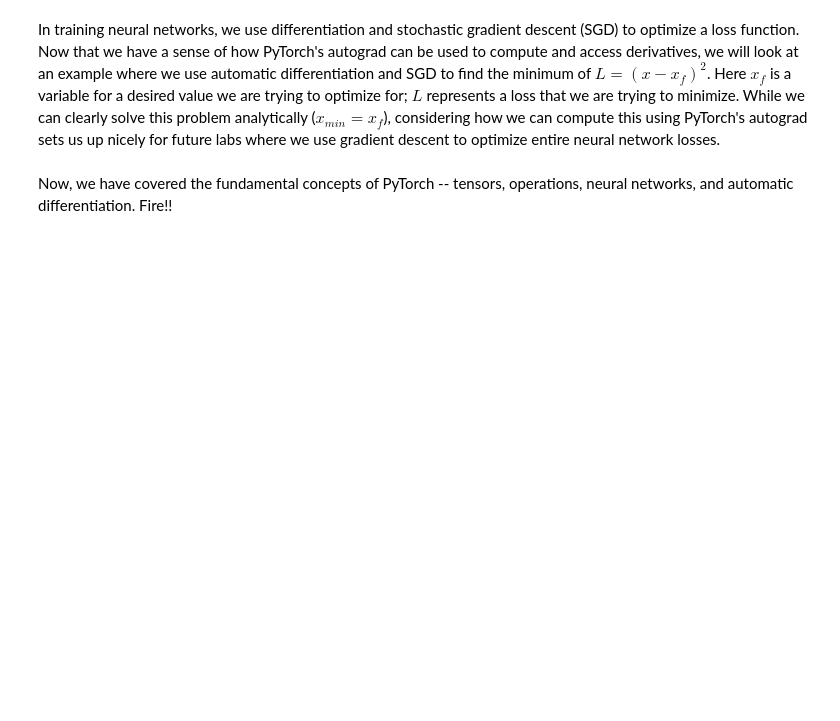
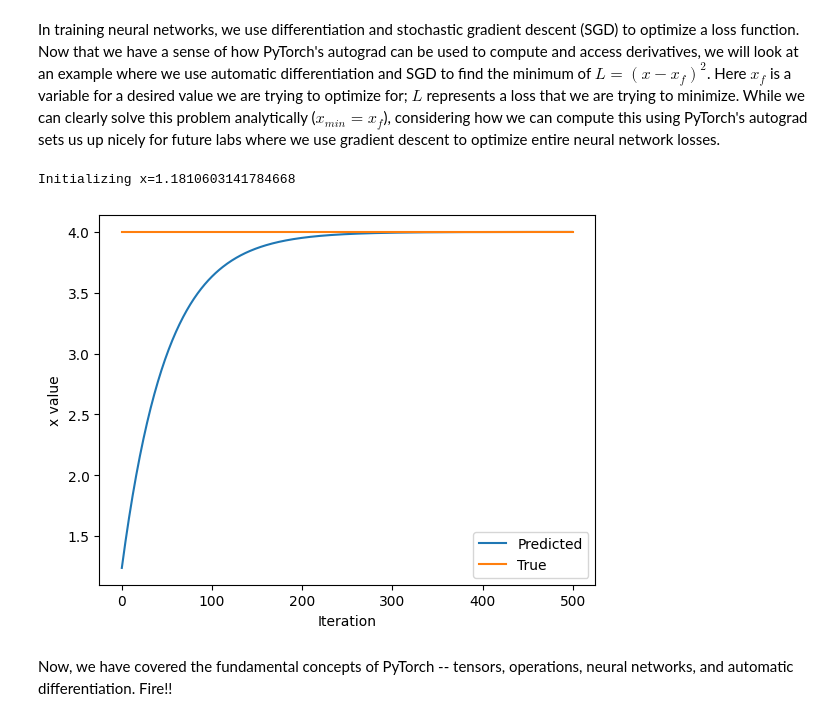
Before and after one commit to aurora-nat/machine-vision-course, a Jupyter notebook: labs/lab1/PT_Part1_Intro.ipynb, the cells around one changed output. Cells and saved outputs as stored; diff of their text form; code cells hidden in the pictures; blank space fills up the shorter version.

```diff
--- a/labs/lab1/PT_Part1_Intro.ipynb
+++ b/labs/lab1/PT_Part1_Intro.ipynb
@@ -332,33 +345,36 @@ In training neural networks, we use differentiation and stochastic gradient desc
 x = torch.randn(1)
 print(f"Initializing x={x.item()}")
 
 learning_rate = 1e-2  # Learning rate
 history = []
 x_f = 4  # Target value
 
 
 # We will run gradient descent for a number of iterations. At each iteration, we compute the loss,
 #   compute the derivative of the loss with respect to x, and perform the update.
 for i in range(500):
     x = torch.tensor([x], requires_grad=True)
 
     # TODO: Compute the loss as the square of the difference between x and x_f
-    loss = # TODO
+    loss = torch.subtract(x, x_f)**2
 
     # Backpropagate through the loss to compute gradients
     loss.backward()
 
     # Update x with gradient descent
     x = x.item() - learning_rate * x.grad
 
     history.append(x.item())
 
 # Plot the evolution of x as we optimize toward x_f!
 plt.plot(history)
 plt.plot([0, 500], [x_f, x_f])
 plt.legend(('Predicted', 'True'))
 plt.xlabel('Iteration')
 plt.ylabel('x value')
 plt.show()
+# %% [output]
+Initializing x=1.1810603141784668
+[figure, added]
 # %% [markdown]
 Now, we have covered the fundamental concepts of PyTorch -- tensors, operations, neural networks, and automatic differentiation. Fire!!
```
Also changed, not shown: parts of 5 cells of this notebook.
